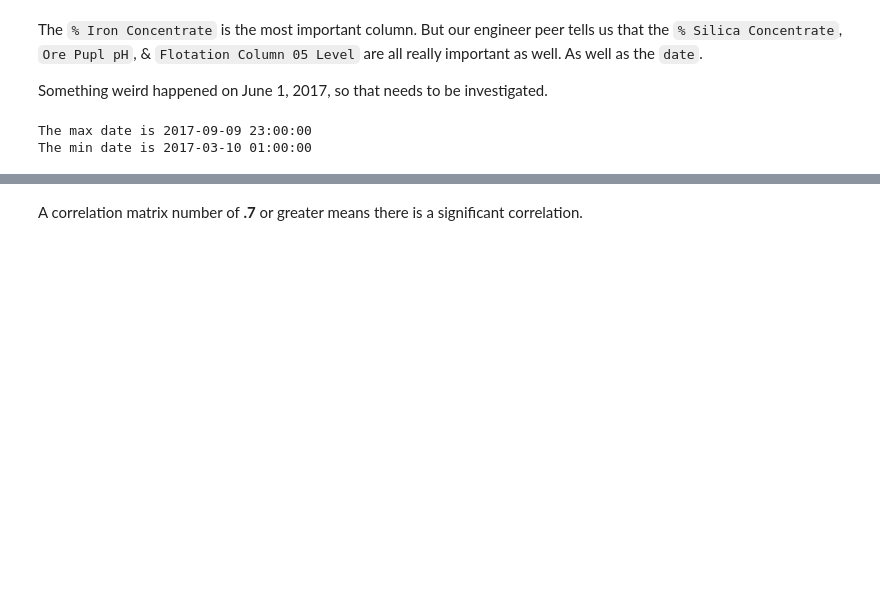
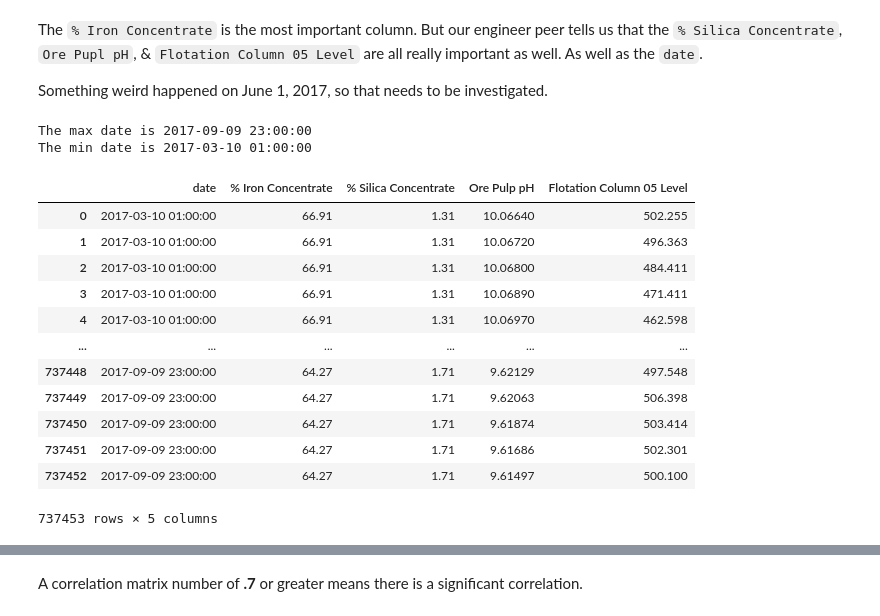
Before and after one commit to JMas1913/Mining_Process_Flotation_Plant_Project, a Jupyter notebook: mining-process-project.ipynb, the cells around one changed output, grey strips where cells are left out. Saved outputs shown, nothing was run; the diff lists cells and outputs as text; code cells hidden in the pictures; blank space fills up the shorter version.

```diff
--- a/mining-process-project.ipynb
+++ b/mining-process-project.ipynb
@@ -117,3 +117,27 @@ print(f'The min date is {min_date}')
 # %% [output]
 The max date is 2017-09-09 23:00:00
 The min date is 2017-03-10 01:00:00
+# %%
+important_cols = [
+    'date',
+    '% Iron Concentrate',
+    '% Silica Concentrate',
+    'Ore Pulp pH',
+    'Flotation Column 05 Level'
+]
+mining_important_df = mining_process_df[important_cols]
+mining_important_df
+# %% [output]
+|  | date | % Iron Concentrate | % Silica Concentrate | Ore Pulp pH | Flotation Column 05 Level |
+| 0 | 2017-03-10 01:00:00 | 66.91 | 1.31 | 10.06640 | 502.255 |
+| 1 | 2017-03-10 01:00:00 | 66.91 | 1.31 | 10.06720 | 496.363 |
+| 2 | 2017-03-10 01:00:00 | 66.91 | 1.31 | 10.06800 | 484.411 |
+| 3 | 2017-03-10 01:00:00 | 66.91 | 1.31 | 10.06890 | 471.411 |
+| 4 | 2017-03-10 01:00:00 | 66.91 | 1.31 | 10.06970 | 462.598 |
+| ... | ... | ... | ... | ... | ... |
+| 737448 | 2017-09-09 23:00:00 | 64.27 | 1.71 | 9.62129 | 497.548 |
+| 737449 | 2017-09-09 23:00:00 | 64.27 | 1.71 | 9.62063 | 506.398 |
+| 737450 | 2017-09-09 23:00:00 | 64.27 | 1.71 | 9.61874 | 503.414 |
+| 737451 | 2017-09-09 23:00:00 | 64.27 | 1.71 | 9.61686 | 502.301 |
+| 737452 | 2017-09-09 23:00:00 | 64.27 | 1.71 | 9.61497 | 500.100 |
+737453 rows × 5 columns
```
Also changed, not shown: parts of 18 cells of this notebook.
